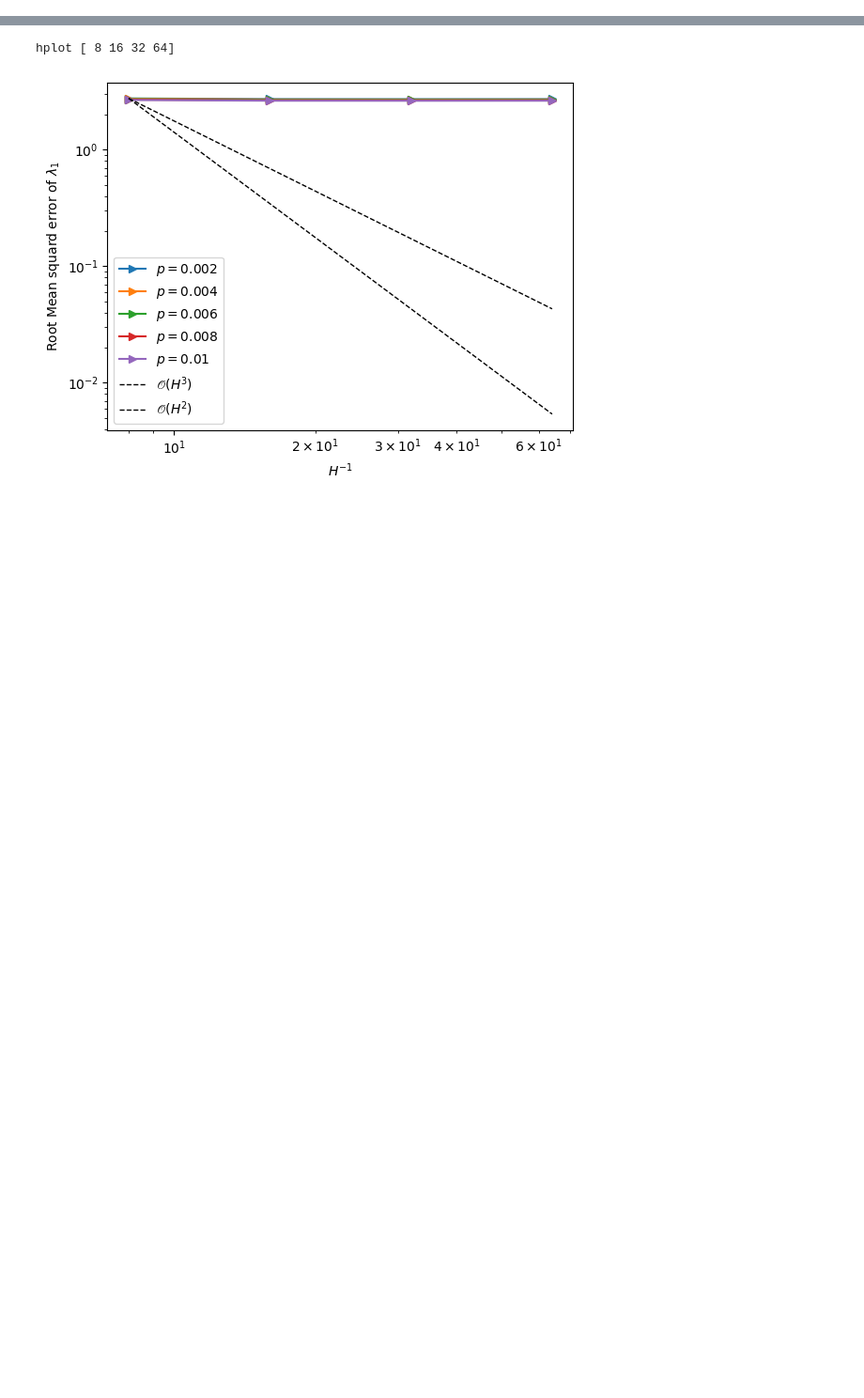
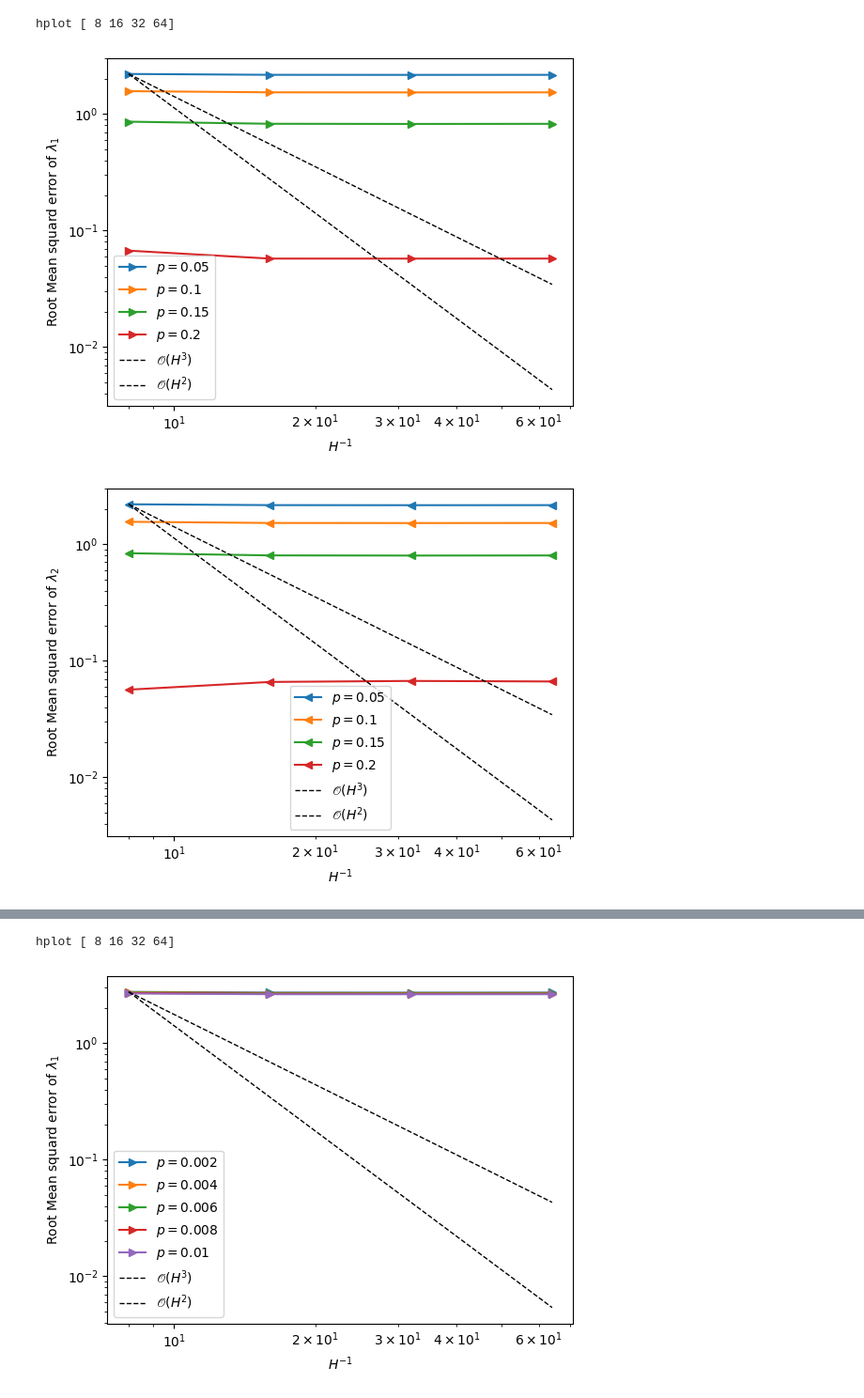
Before and after one commit to DKolombage/gridlod-random-perturbations, a Jupyter notebook: eigen_problem/E3_LOD_2D_RE.ipynb, the cells around one changed output, grey strips where cells are left out. Shown at 94% size. Drawn from its saved outputs; the diff is of its cells as text; code cells hidden in the pictures; blank space fills up the shorter version.

```diff
--- a/eigen_problem/E3_LOD_2D_RE.ipynb
+++ b/eigen_problem/E3_LOD_2D_RE.ipynb
@@ -4,3 +4,25 @@ from convergence import *
 from Reference_Solvers import *
 from Experimental_Order_Cvg import *
 from plots import *
+# %%
+alpha = 1
+beta = 10
+NSamples =200
+pList = [0.05, 0.1, 0.15, 0.2]
+NCoarse = np.array([4,4])
+NFine = np.array([256, 256])   # Number of "fine-blocks" on τ_h mesh in each direction (1-D array: [x_h, y_h, z_h])
+Nepsilon = np.array([128,128])    # Number of "epsilon-blocks" on τ_ε mesh in each direction (1-D array: [x_ε, y_ε, z_ε] if 3D etc.)     # Number of "coarse-blocks" on τ_H mesh in each direction (1-D array: [x_H, y_H, z_H]) # Number of layers in the patch
+Neigen = 3
+k =3
+left = np.array([0.25, 0.25])
+right = np.array([0.75, 0.75])
+def_values = [alpha, 0.5, 5.]
+modelincl = {'name': 'incl', 'bgval': alpha, 'inclval': beta, 'left': left, 'right': right}
+np.random.seed(1)
+root = 'All_Data/LOD_2D_randerasure/folder_6/'
+# %%
+plots_cvg(root, H_Convergence=True, p_Convergence=True)
+# %% [output]
+hplot [ 8 16 32 64]
+[figure, added]
+[figure, added]
```
Also changed, not shown: parts of 3 cells of this notebook.
